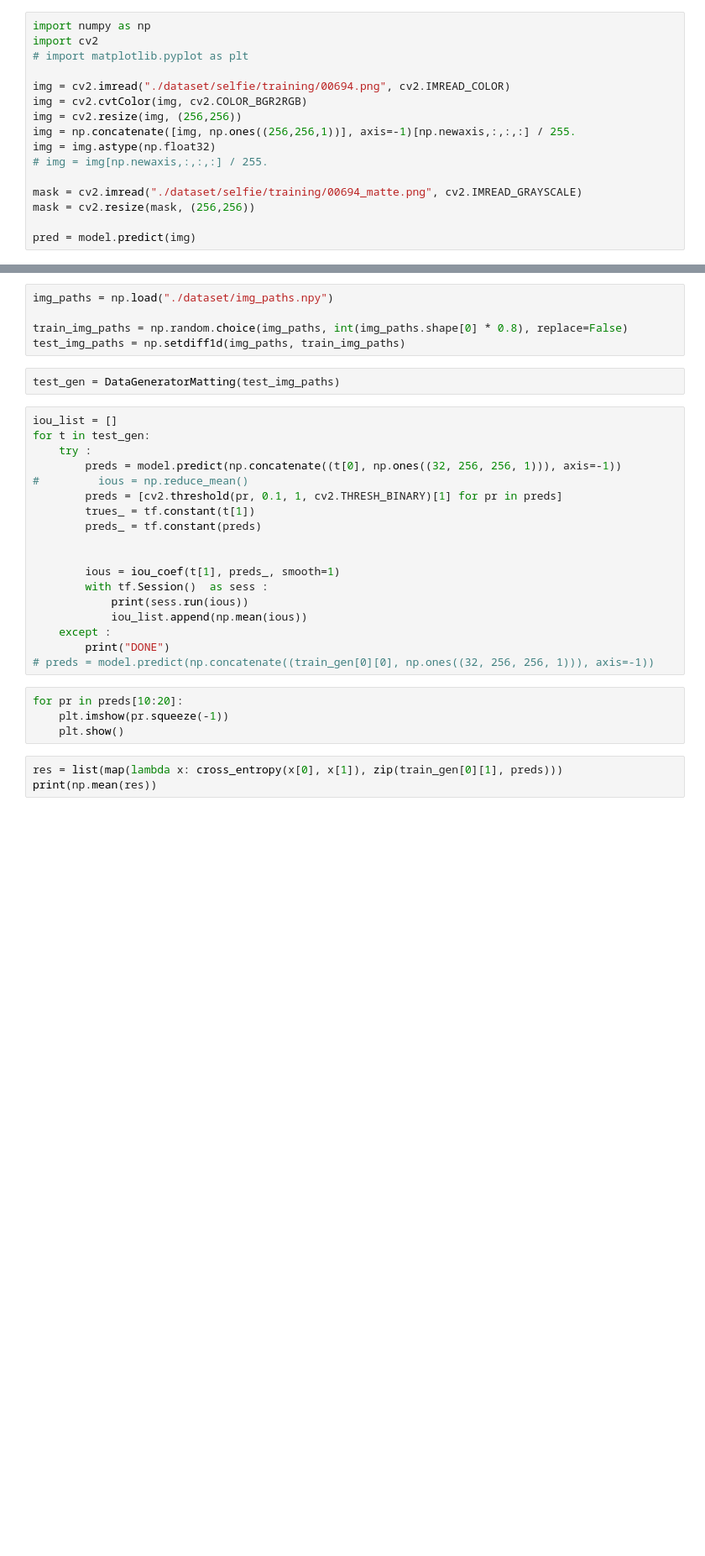
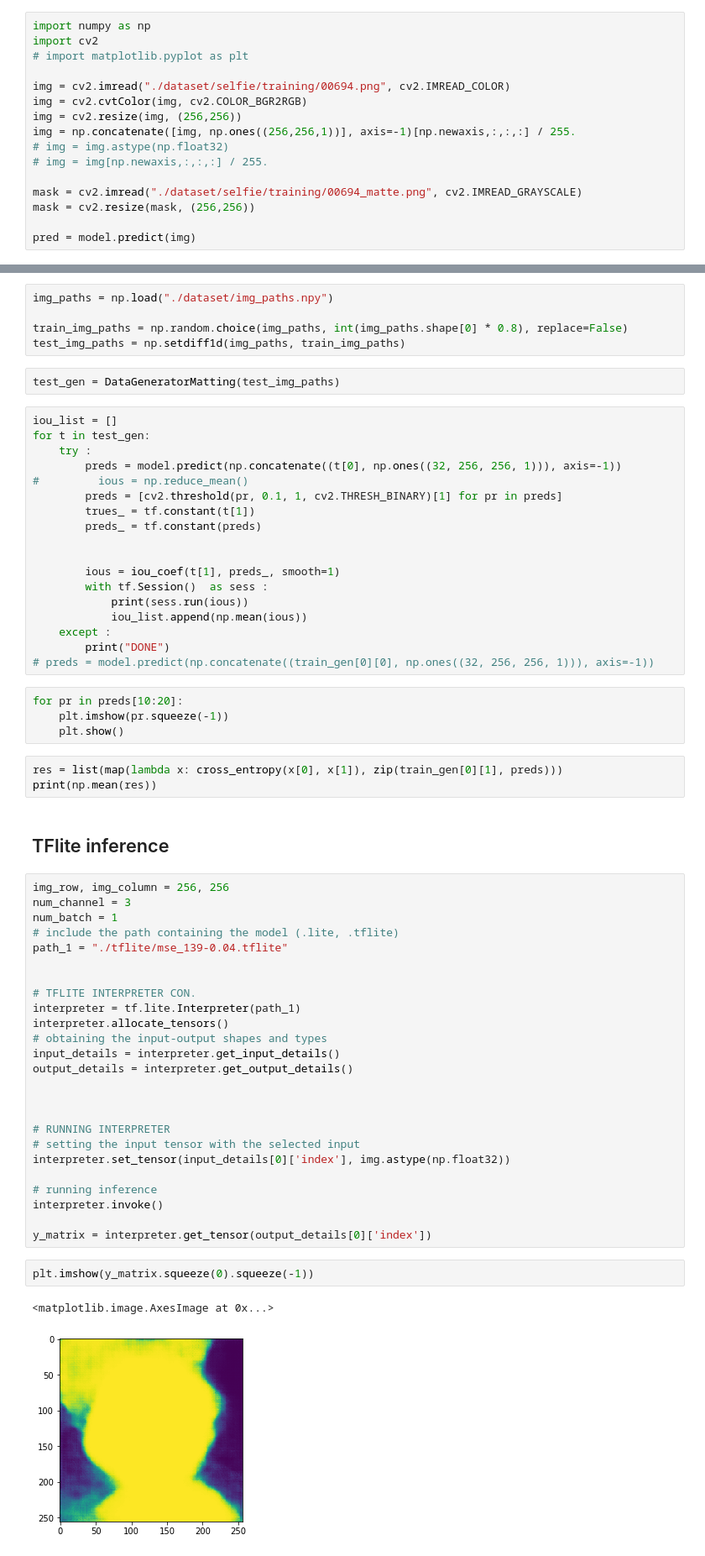
Before and after one commit to minus31/Portrait-segmentation, a Jupyter notebook: Convert_to_tflite.ipynb, the cells around one changed output, grey strips where cells are left out. Shown at 84% size. Cells and saved outputs as stored; diff of their text form; blank space fills up the shorter version.

```diff
--- a/Convert_to_tflite.ipynb
+++ b/Convert_to_tflite.ipynb
@@ -123,7 +119,7 @@ img = cv2.imread("./dataset/selfie/training/00694.png", cv2.IMREAD_COLOR)
 img = cv2.cvtColor(img, cv2.COLOR_BGR2RGB)
 img = cv2.resize(img, (256,256))
 img = np.concatenate([img, np.ones((256,256,1))], axis=-1)[np.newaxis,:,:,:] / 255.
-img = img.astype(np.float32)
+# img = img.astype(np.float32)
 # img = img[np.newaxis,:,:,:] / 255.
 
 mask = cv2.imread("./dataset/selfie/training/00694_matte.png", cv2.IMREAD_GRAYSCALE)
@@ -271,3 +268,35 @@ for pr in preds[10:20]:
 # %%
 res = list(map(lambda x: cross_entropy(x[0], x[1]), zip(train_gen[0][1], preds)))
 print(np.mean(res))
+# %% [markdown]
+## TFlite inference
+# %%
+img_row, img_column = 256, 256
+num_channel = 3
+num_batch = 1
+# include the path containing the model (.lite, .tflite)
+path_1 = "./tflite/mse_139-0.04.tflite"
+
+
+# TFLITE INTERPRETER CON.
+interpreter = tf.lite.Interpreter(path_1)
+interpreter.allocate_tensors()
+# obtaining the input-output shapes and types
+input_details = interpreter.get_input_details()
+output_details = interpreter.get_output_details()
+
+
+
+# RUNNING INTERPRETER
+# setting the input tensor with the selected input
+interpreter.set_tensor(input_details[0]['index'], img.astype(np.float32))
+
+# running inference
+interpreter.invoke()
+
+y_matrix = interpreter.get_tensor(output_details[0]['index'])
+# %%
+plt.imshow(y_matrix.squeeze(0).squeeze(-1))
+# %% [output]
+<matplotlib.image.AxesImage at 0x...>
+[figure, added]
```
Also changed, not shown: parts of 9 cells of this notebook, 5 other files.
